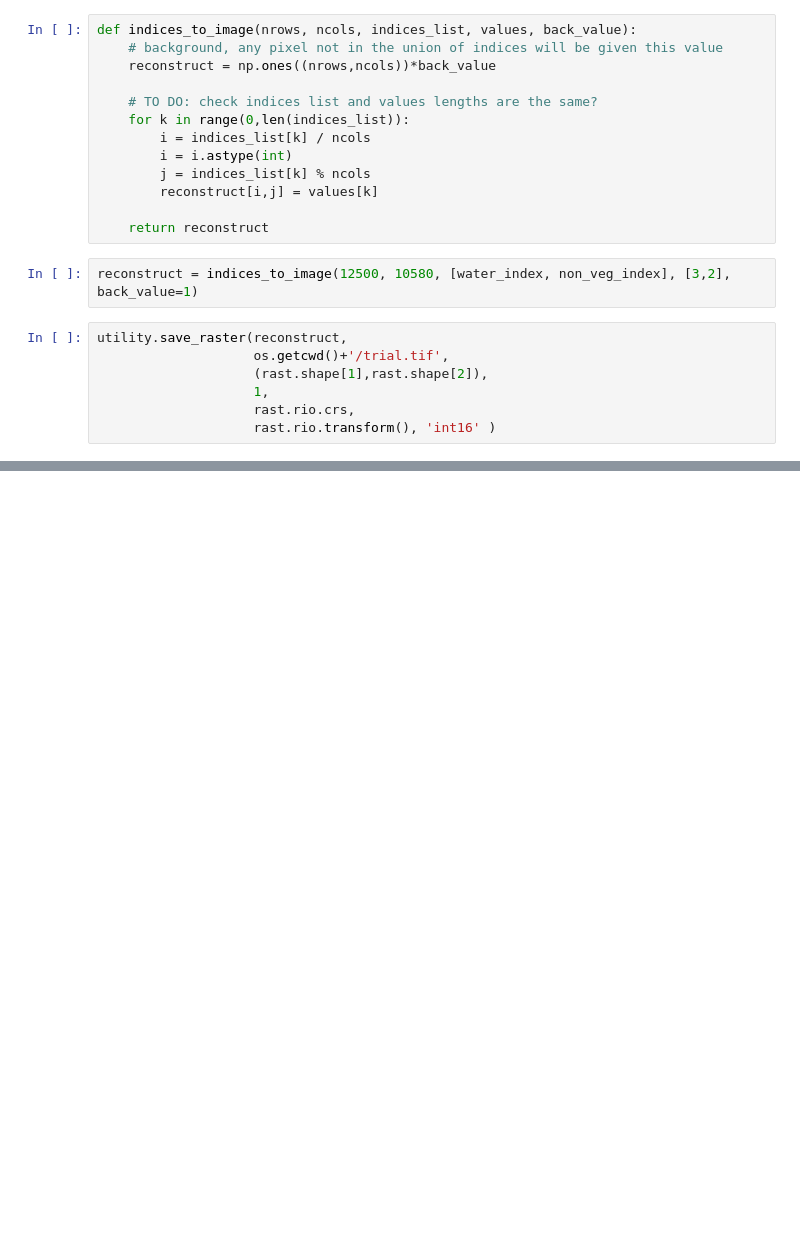
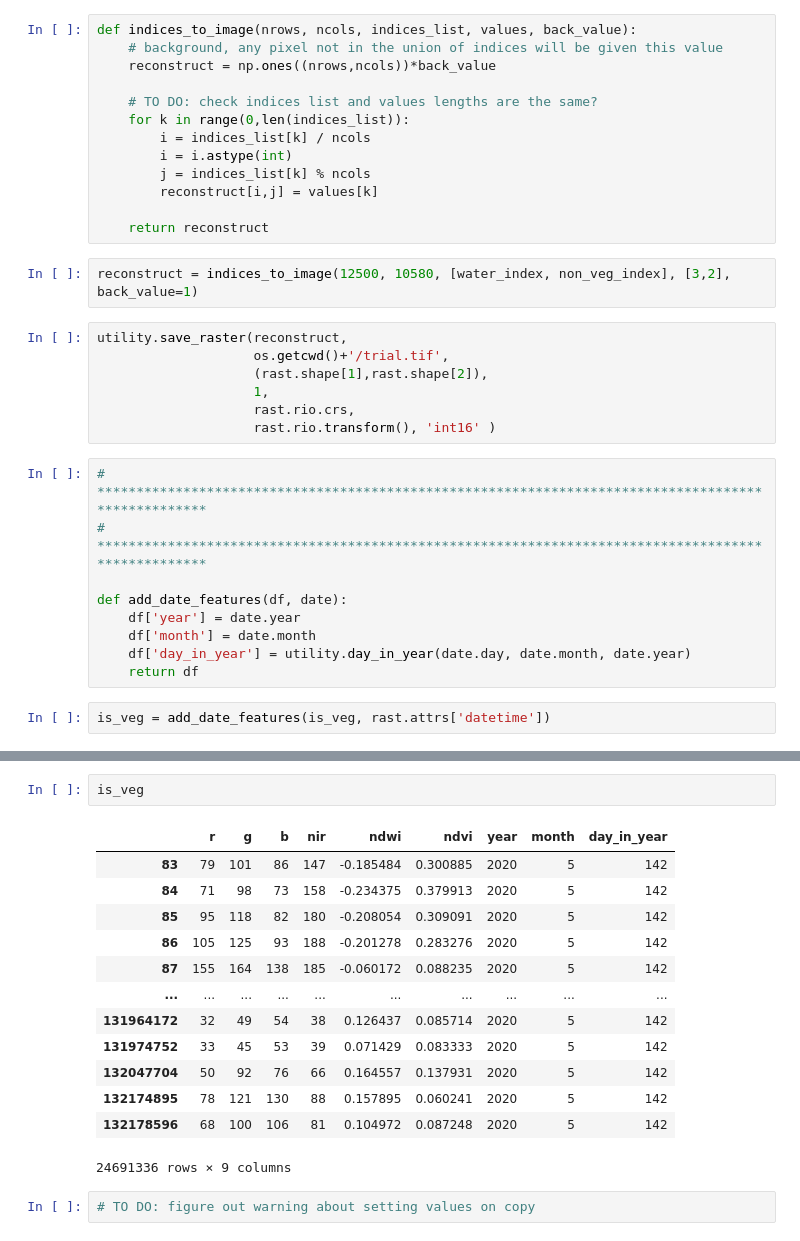
Before and after one commit to NCEAS/msai4earth-esa, a Jupyter notebook: iceplant_detection/refactoring_tests.ipynb, the cells around one changed output, grey strips where cells are left out. Saved outputs shown, nothing was run; the diff lists cells and outputs as text; blank space fills up the shorter version.

Commit message:
cleaned dates

```diff
--- a/iceplant_detection/refactoring_tests.ipynb
+++ b/iceplant_detection/refactoring_tests.ipynb
@@ -167,3 +173,14 @@ utility.save_raster(reconstruct,
                     1,
                     rast.rio.crs,
                     rast.rio.transform(), 'int16' )
+# %%
+# ***************************************************************************************************
+# ***************************************************************************************************
+
+def add_date_features(df, date):
+    df['year'] = date.year
+    df['month'] = date.month
+    df['day_in_year'] = utility.day_in_year(date.day, date.month, date.year)
+    return df
+# %%
+is_veg = add_date_features(is_veg, rast.attrs['datetime'])
@@ -169,0 +203,18 @@ utility.save_raster(reconstruct,
+# %%
+is_veg
+# %% [output]
+|  | r | g | b | nir | ndwi | ndvi | year | month | day_in_year |
+| 83 | 79 | 101 | 86 | 147 | -0.185484 | 0.300885 | 2020 | 5 | 142 |
+| 84 | 71 | 98 | 73 | 158 | -0.234375 | 0.379913 | 2020 | 5 | 142 |
+| 85 | 95 | 118 | 82 | 180 | -0.208054 | 0.309091 | 2020 | 5 | 142 |
+| 86 | 105 | 125 | 93 | 188 | -0.201278 | 0.283276 | 2020 | 5 | 142 |
+| 87 | 155 | 164 | 138 | 185 | -0.060172 | 0.088235 | 2020 | 5 | 142 |
+| ... | ... | ... | ... | ... | ... | ... | ... | ... | ... |
+| 131964172 | 32 | 49 | 54 | 38 | 0.126437 | 0.085714 | 2020 | 5 | 142 |
+| 131974752 | 33 | 45 | 53 | 39 | 0.071429 | 0.083333 | 2020 | 5 | 142 |
+| 132047704 | 50 | 92 | 76 | 66 | 0.164557 | 0.137931 | 2020 | 5 | 142 |
+| 132174895 | 78 | 121 | 130 | 88 | 0.157895 | 0.060241 | 2020 | 5 | 142 |
+| 132178596 | 68 | 100 | 106 | 81 | 0.104972 | 0.087248 | 2020 | 5 | 142 |
+24691336 rows × 9 columns
+# %%
+# TO DO: figure out warning about setting values on copy
```
Also changed, not shown: parts of 3 cells of this notebook, 2 other files.
